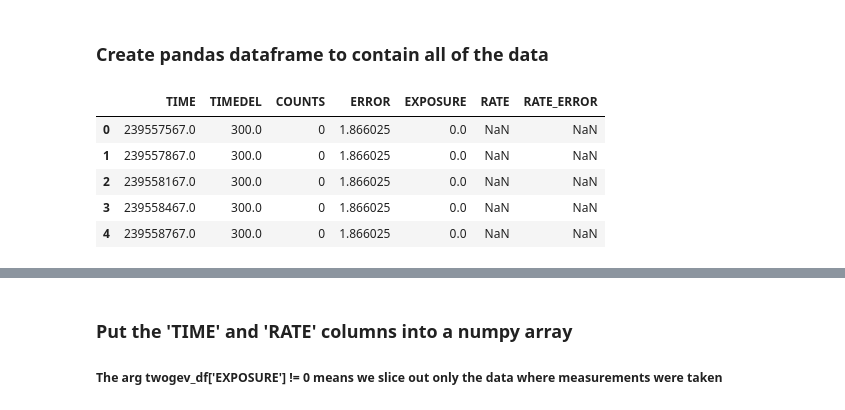
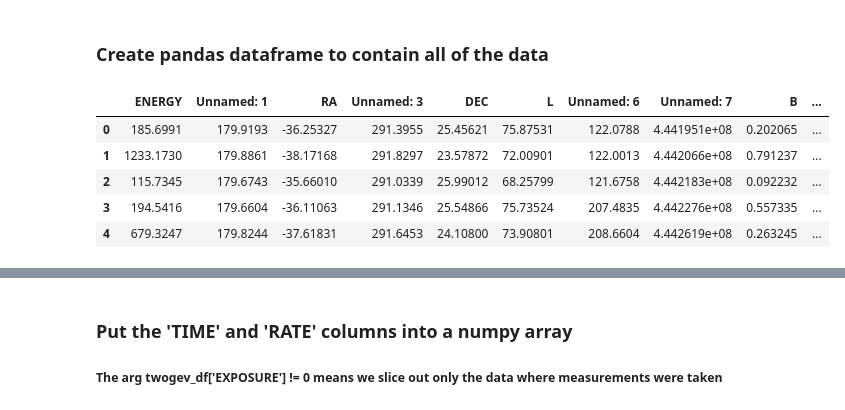
Before and after one commit to tphinkle/pulsar_time-variability, a Jupyter notebook: lomb-scargle.ipynb, the cells around one changed output, grey strips where cells are left out. Saved outputs shown, nothing was run; the diff lists cells and outputs as text; code cells hidden in the pictures.

```diff
--- a/lomb-scargle.ipynb
+++ b/lomb-scargle.ipynb
@@ -33,3 +22,8 @@ full_file_path = directory + full_file_name
+# %%
+directory = './data/J1311_cleaned/'
+pulsar_name = 'J131'
+file_name = 'J1311_phase_part5.txt'
+file_path = directory + file_name
 # %% [markdown]
 ### Convert all delimiters to tab (only do this once/if necessary)
 # %% [markdown]
@@ -65,15 +59,15 @@ new_full_file_handle.close()
 # %% [markdown]
 ### Create pandas dataframe to contain all of the data
 # %%
-twogev_df = pd.read_csv(twogev_file_path, sep = '\t', header = 0)
-full_df = pd.read_csv(full_file_path, sep = ',', header = None, names = ['TIME', 'TIME DEL', 'COUNTS', 'ERROR',\
-                     'EXPOSURE', 'RATE', 'RATE_ERROR'])
+df = pd.read_csv(file_path, sep = ' ', header = 0)
+#full_df = pd.read_csv(full_file_path, sep = ',', header = None, names = ['TIME', 'TIME DEL', 'COUNTS', 'ERROR',\
+                     #'EXPOSURE', 'RATE', 'RATE_ERROR'])
 # %%
-twogev_df.head()
+df.head()
 # %% [output]
-|  | TIME | TIMEDEL | COUNTS | ERROR | EXPOSURE | RATE | RATE_ERROR |
-| 0 | 239557567.0 | 300.0 | 0 | 1.866025 | 0.0 | NaN | NaN |
-| 1 | 239557867.0 | 300.0 | 0 | 1.866025 | 0.0 | NaN | NaN |
-| 2 | 239558167.0 | 300.0 | 0 | 1.866025 | 0.0 | NaN | NaN |
-| 3 | 239558467.0 | 300.0 | 0 | 1.866025 | 0.0 | NaN | NaN |
-| 4 | 239558767.0 | 300.0 | 0 | 1.866025 | 0.0 | NaN | NaN |
+|  | ENERGY | Unnamed: 1 | RA | Unnamed: 3 | DEC | L | Unnamed: 6 | Unnamed: 7 | B | ... |
+| 0 | 185.6991 | 179.9193 | -36.25327 | 291.3955 | 25.45621 | 75.87531 | 122.0788 | 4.441951e+08 | 0.202065 | ... |
+| 1 | 1233.1730 | 179.8861 | -38.17168 | 291.8297 | 23.57872 | 72.00901 | 122.0013 | 4.442066e+08 | 0.791237 | ... |
+| 2 | 115.7345 | 179.6743 | -35.66010 | 291.0339 | 25.99012 | 68.25799 | 121.6758 | 4.442183e+08 | 0.092232 | ... |
+| 3 | 194.5416 | 179.6604 | -36.11063 | 291.1346 | 25.54866 | 75.73524 | 207.4835 | 4.442276e+08 | 0.557335 | ... |
+| 4 | 679.3247 | 179.8244 | -37.61831 | 291.6453 | 24.10800 | 73.90801 | 208.6604 | 4.442619e+08 | 0.263245 | ... |
```
Also changed, not shown: parts of 2 cells of this notebook.
